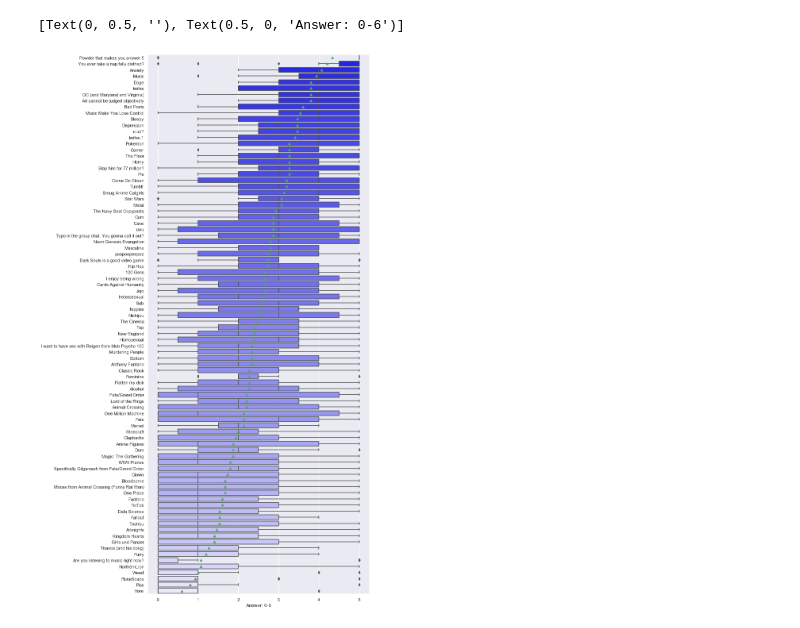
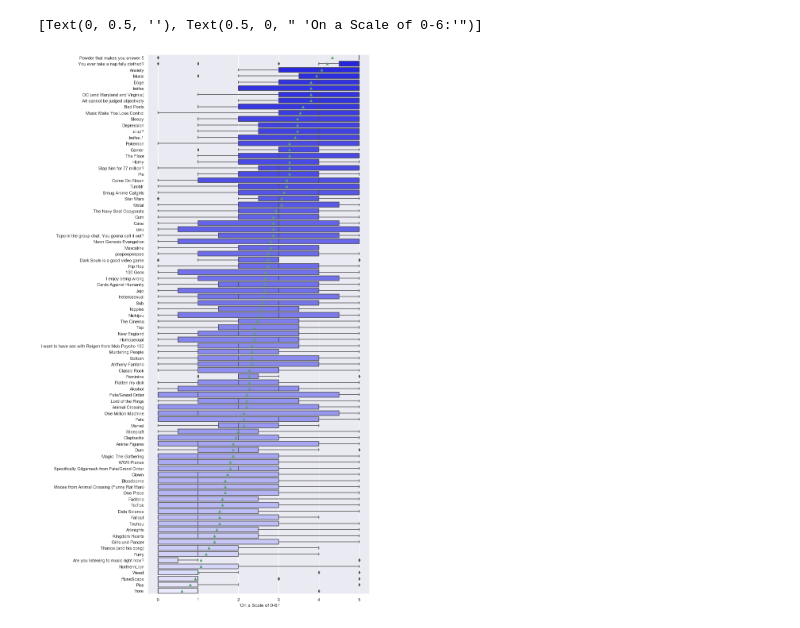
Before and after one commit to DataDrivenAngel/survey_analysis, a Jupyter notebook: survey_box_plot.ipynb, the cells around one changed output. Cells and saved outputs as stored; diff of their text form; code cells hidden in the pictures.

```diff
--- a/survey_box_plot.ipynb
+++ b/survey_box_plot.ipynb
@@ -37,19 +37,19 @@ sb.set(style="darkgrid")
 # %%
 f, ax = plt.subplots(figsize=(10,25))
 g = sb.boxplot(x = "answer",
                y = "question"
                , hue = "mean_answer"
                , data=df
                , width= .8
                , showmeans=True
                , color="blue"
                , dodge = False)
+
 g.legend_.remove()
-
-ax.set(ylabel="",xlabel="Answer: 0-6")
+ax.set(ylabel="",xlabel=" 'On a Scale of 0-6:'")
 # %% [output]
-[Text(0, 0.5, ''), Text(0.5, 0, 'Answer: 0-6')]
+[Text(0, 0.5, ''), Text(0.5, 0, " 'On a Scale of 0-6:'")]
-[figure, old version]
+[figure, new version]
 # %%
 f.savefig('survey_box_plot.png'
          ,transparent=True
```
Also changed, not shown: parts of 1 cell of this notebook.
